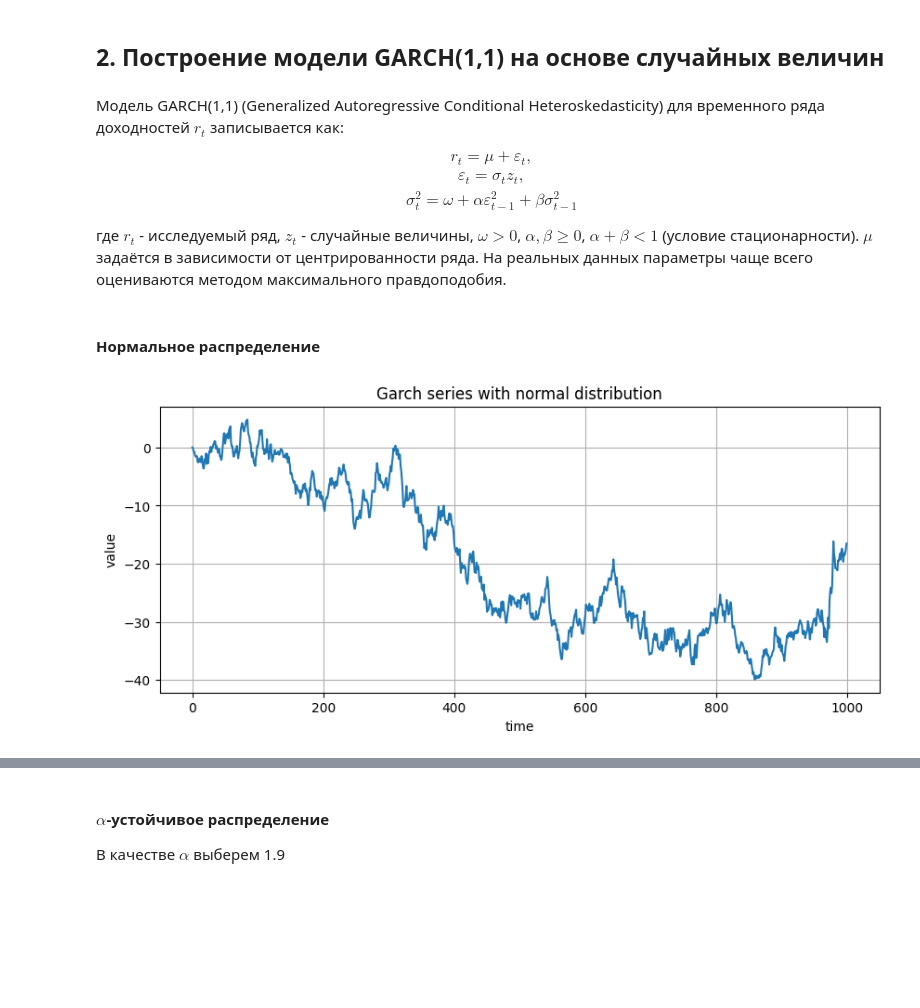
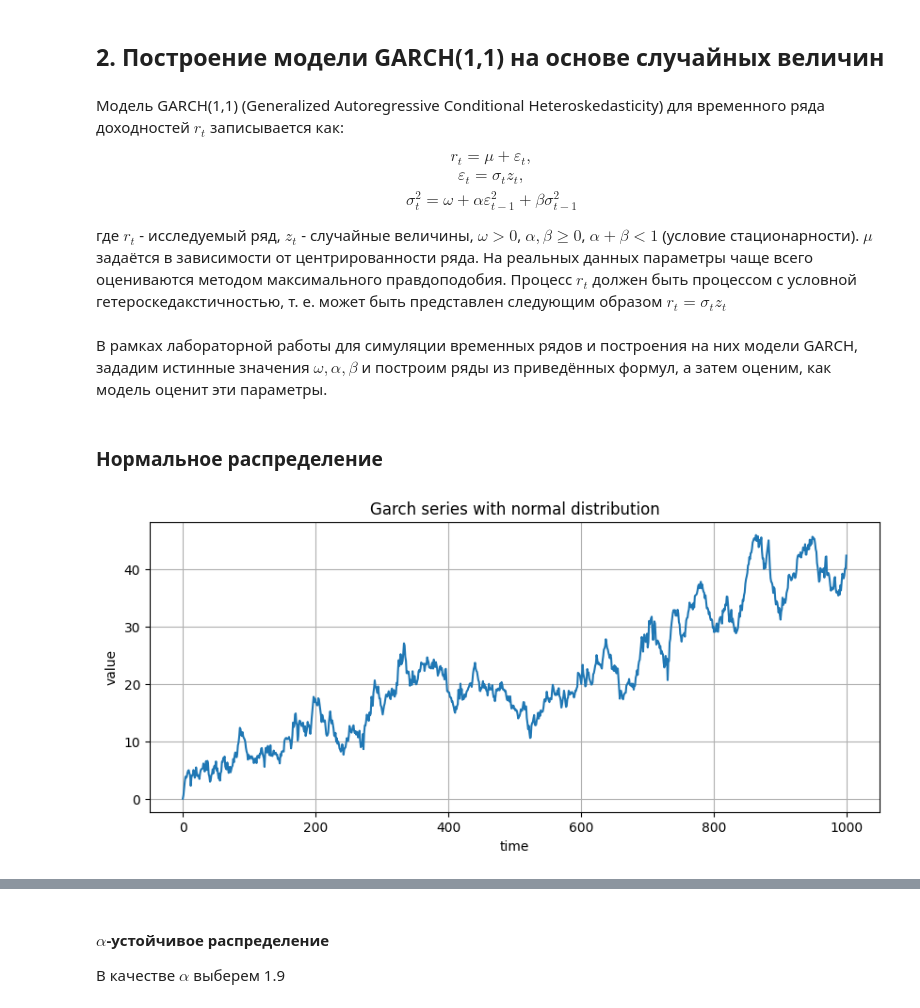
Before and after one commit to Klimentij-Kvl/famcs-archive, a Jupyter notebook: 3-year/Statistical Analysis of Time Series/lab7_kovalevskij.ipynb, the cells around one changed output, grey strips where cells are left out. Drawn from its saved outputs; the diff is of its cells as text; code cells hidden in the pictures; blank space fills up the shorter version.

```diff
--- a/3-year/Statistical Analysis of Time Series/lab7_kovalevskij.ipynb
+++ b/3-year/Statistical Analysis of Time Series/lab7_kovalevskij.ipynb
@@ -137,9 +137,14 @@ look-up table. The actual p-value is greater than the p-value returned.
 ## 2. Построение модели GARCH(1,1) на основе случайных величин
 # %% [markdown]
 Модель GARCH(1,1) (Generalized Autoregressive Conditional Heteroskedasticity) для временного ряда доходностей $r_t$ записывается как: $$\begin{gathered} r_t = \mu + \varepsilon_t, \\ \varepsilon_t=\sigma_t z_t, \\ \sigma^2_t=\omega + \alpha \varepsilon^2_{t-1} + \beta \sigma^2_{t-1} \end{gathered} $$  где $r_t$ - исследуемый ряд, $z_t$ - случайные величины, $\omega > 0$, $\alpha, \beta \ge 0$, $\alpha + \beta < 1$ (условие стационарности). $\mu$ задаётся в зависимости от центрированности ряда.
-На реальных данных параметры чаще всего оцениваются методом максимального правдоподобия.
+На реальных данных параметры чаще всего оцениваются методом максимального правдоподобия. Процесс $r_t$ должен быть процессом с условной гетероскедакстичностью, т. е. может быть представлен следующим образом $r_t = \sigma_t z_t$
+# %% [markdown]
+В рамках лабораторной работы для симуляции временных рядов и построения на них модели GARCH, зададим истинные значения $\omega, \alpha, \beta$ и построим ряды из приведённых формул, а затем оценим, как модель оценит эти параметры.
 # %%
-def simulate_garch_process(omega: float, alpha: float, beta: float, T: int, distribution, *args)->np.ndarray:
+from typing import Tuple
+
+
+def simulate_garch_process(omega: float, alpha: float, beta: float, T: int, distribution, *args):
     r = np.zeros(T)
     sigma2 = np.zeros(T)
     sigma2[0] = omega / (1 - alpha - beta)
@@ -148,27 +153,26 @@ def simulate_garch_process(omega: float, alpha: float, beta: float, T: int, dist
         sigma2[t] = omega + alpha * (r[t-1]**2) + beta * sigma2[t-1]
         r[t] = np.sqrt(sigma2[t]) * distribution(*args)
 
-    return r
+    return r, sigma2
 
 omega = 0.1
 alpha = 0.1
 beta = 0.8
 T = 1000
 # %% [markdown]
-#### Нормальное распределение
+### Нормальное распределение
 # %%
-r_norm = simulate_garch_process(omega, alpha, beta, T, np.random.normal, 0, 1)
+r_norm, sigma2_norm = simulate_garch_process(omega, alpha, beta, T, np.random.normal, 0, 1)
 
 fig, ax = plt.subplots(1, 1, figsize=(10, 4))
 plt.plot(np.cumsum(r_norm))
-#plt.plot(np.cumsum(r_norm))
 plt.title("Garch series with normal distribution")
 plt.xlabel("time")
 plt.ylabel("value")
 plt.grid()
 plt.show()
 # %% [output]
-[figure, old version]
+[figure, new version]
 # %%
 normal_model = arch_model(r_norm, vol="GARCH", p=1, q=1)
 normal_model_fitted = normal_model.fit(disp="off")
```
Also changed, not shown: parts of 9 cells of this notebook.
